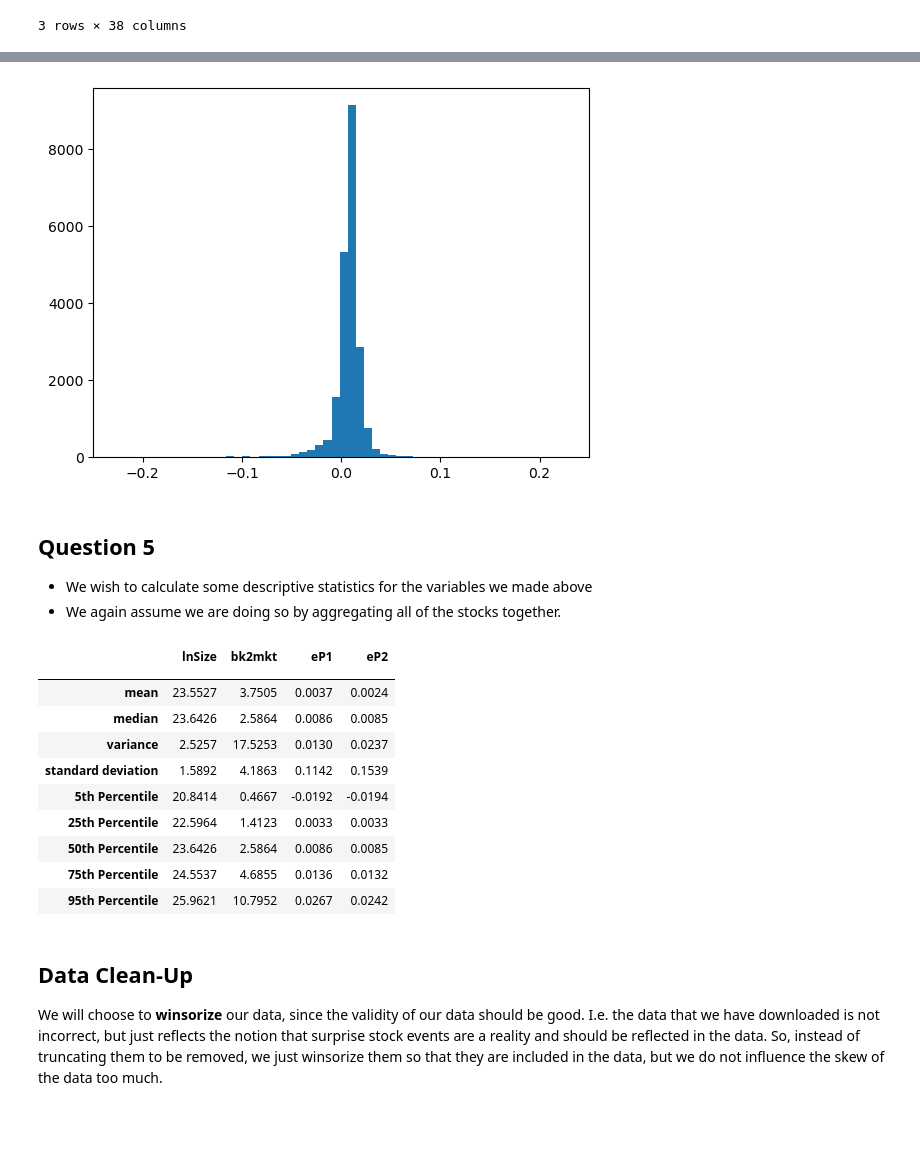
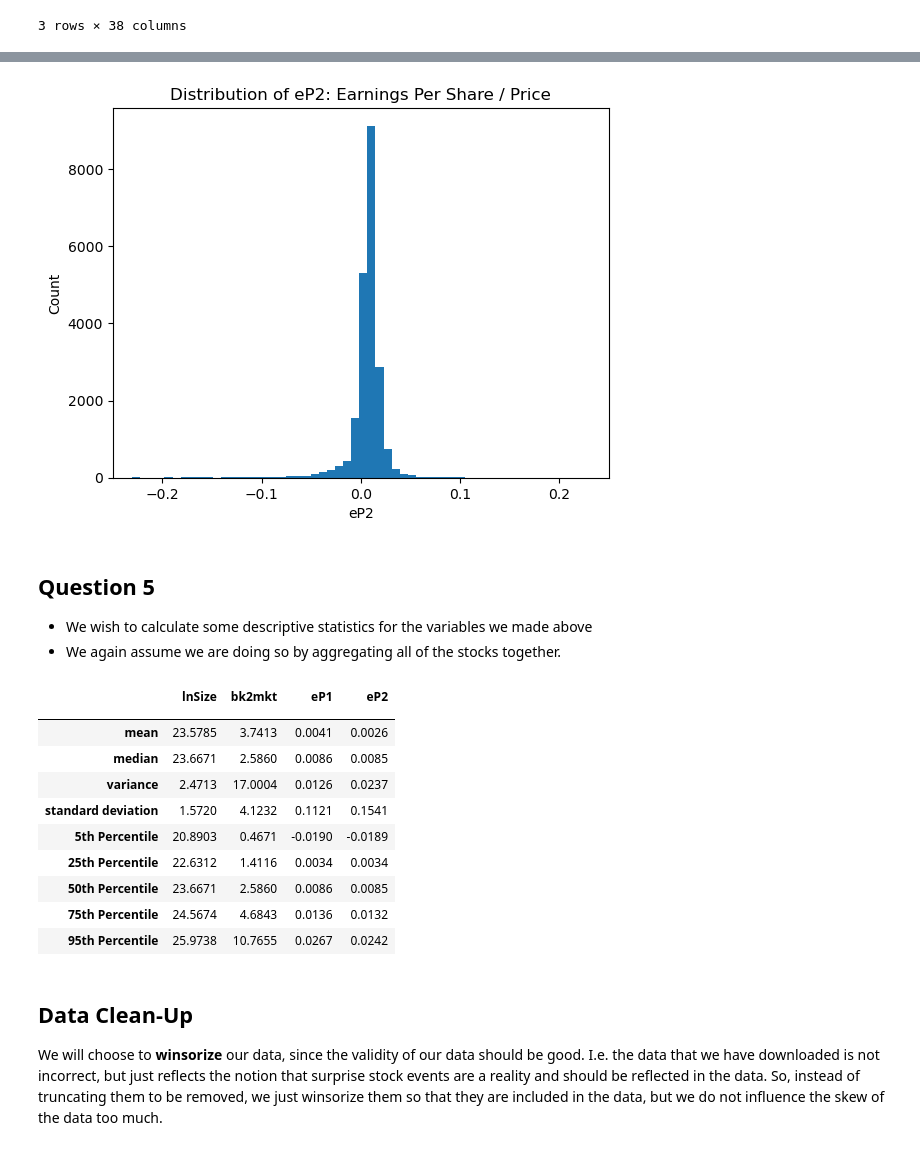
Before and after one commit to uWaterloo-CFM/CFM-301, a Jupyter notebook: Assignment 2/Assignment 2.ipynb, the cells around one changed output, grey strips where cells are left out. Drawn from its saved outputs; the diff is of its cells as text; code cells hidden in the pictures; blank space fills up the shorter version.

```diff
--- a/Assignment 2/Assignment 2.ipynb
+++ b/Assignment 2/Assignment 2.ipynb
@@ -130,7 +130,8 @@ df_compustat_crsp_2000_2022 = df_compustat_crsp.loc[df_compustat_crsp["DATE"] >=
 # %%
 df_compustat_crsp_2000_2022.reset_index(inplace=True)
 # %%
-# df_compustat_crsp_2000_2022.dropna(axis=0, inplace=True)
+# Drop null values
+df_compustat_crsp_2000_2022.dropna(axis=0, inplace=True)
 # %%
 df_compustat_crsp_2000_2022
 # %% [output]
@@ -250,10 +242,13 @@ plt.show()
 # %%
 plt.hist(df_compustat_crsp_2000_2022["eP2"], bins=2000)
+plt.title("Distribution of eP2: Earnings Per Share / Price")
+plt.xlabel("eP2")
+plt.ylabel("Count")
 # Remove outlier
 plt.xlim(-0.25, 0.25)
 plt.show()
 # %% [output]
-[figure, old version]
+[figure, new version]
 # %% [markdown]
 ## Question 5
 - We wish to calculate some descriptive statistics for the variables we made above
@@ -295,15 +290,15 @@ statistics_df.astype(float).round(4)
 # %% [output]
 |  | lnSize | bk2mkt | eP1 | eP2 |
 |  |  |  |  |  |
-| mean | 23.5527 | 3.7505 | 0.0037 | 0.0024 |
-| median | 23.6426 | 2.5864 | 0.0086 | 0.0085 |
-| variance | 2.5257 | 17.5253 | 0.0130 | 0.0237 |
-| standard deviation | 1.5892 | 4.1863 | 0.1142 | 0.1539 |
-| 5th Percentile | 20.8414 | 0.4667 | -0.0192 | -0.0194 |
-| 25th Percentile | 22.5964 | 1.4123 | 0.0033 | 0.0033 |
-| 50th Percentile | 23.6426 | 2.5864 | 0.0086 | 0.0085 |
-| 75th Percentile | 24.5537 | 4.6855 | 0.0136 | 0.0132 |
-| 95th Percentile | 25.9621 | 10.7952 | 0.0267 | 0.0242 |
+| mean | 23.5785 | 3.7413 | 0.0041 | 0.0026 |
+| median | 23.6671 | 2.5860 | 0.0086 | 0.0085 |
+| variance | 2.4713 | 17.0004 | 0.0126 | 0.0237 |
+| standard deviation | 1.5720 | 4.1232 | 0.1121 | 0.1541 |
+| 5th Percentile | 20.8903 | 0.4671 | -0.0190 | -0.0189 |
+| 25th Percentile | 22.6312 | 1.4116 | 0.0034 | 0.0034 |
+| 50th Percentile | 23.6671 | 2.5860 | 0.0086 | 0.0085 |
+| 75th Percentile | 24.5674 | 4.6843 | 0.0136 | 0.0132 |
+| 95th Percentile | 25.9738 | 10.7655 | 0.0267 | 0.0242 |
 # %% [markdown]
 ## Data Clean-Up
 
```
Also changed, not shown: parts of 23 cells of this notebook, 2 other files.
